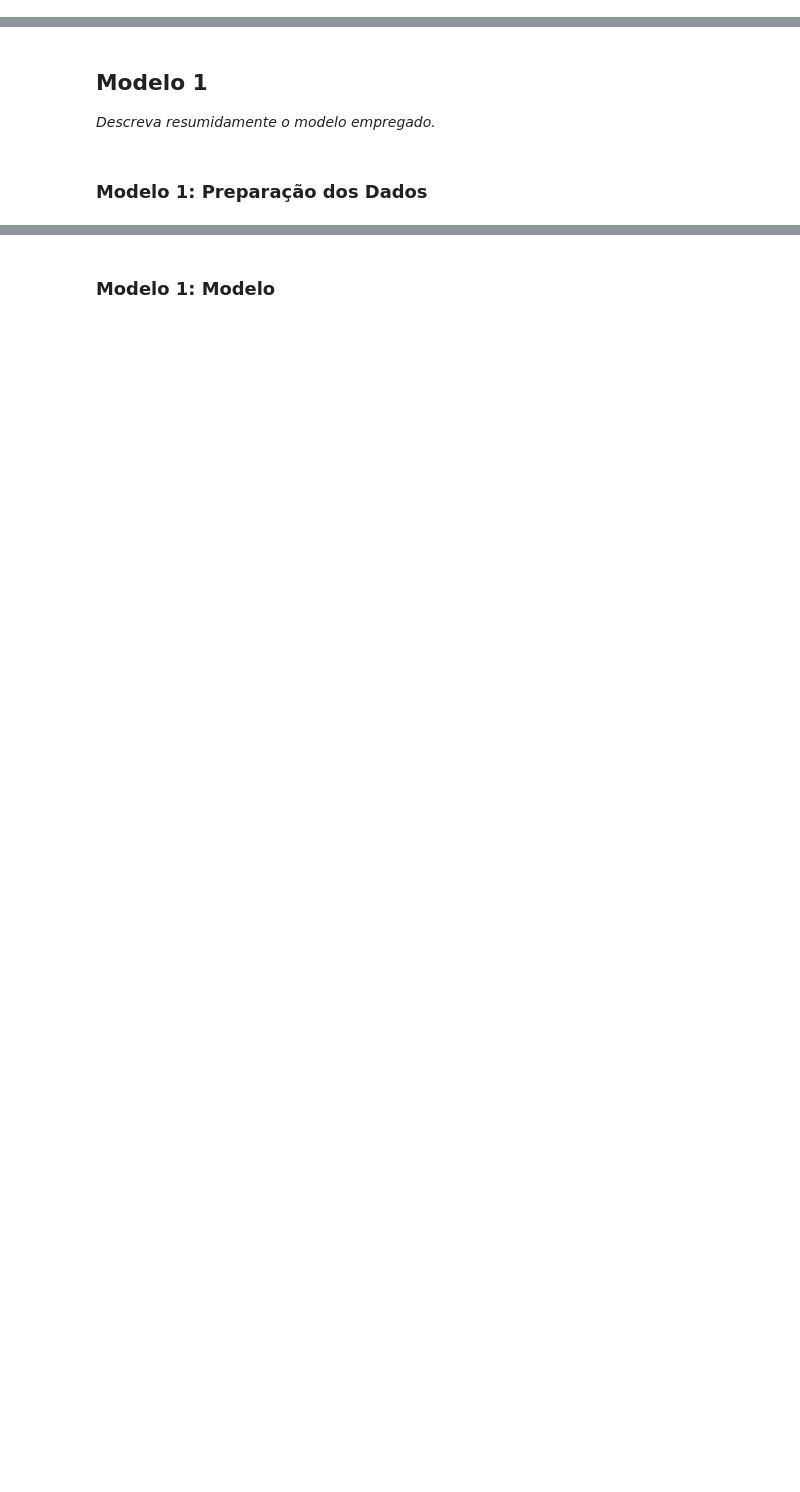
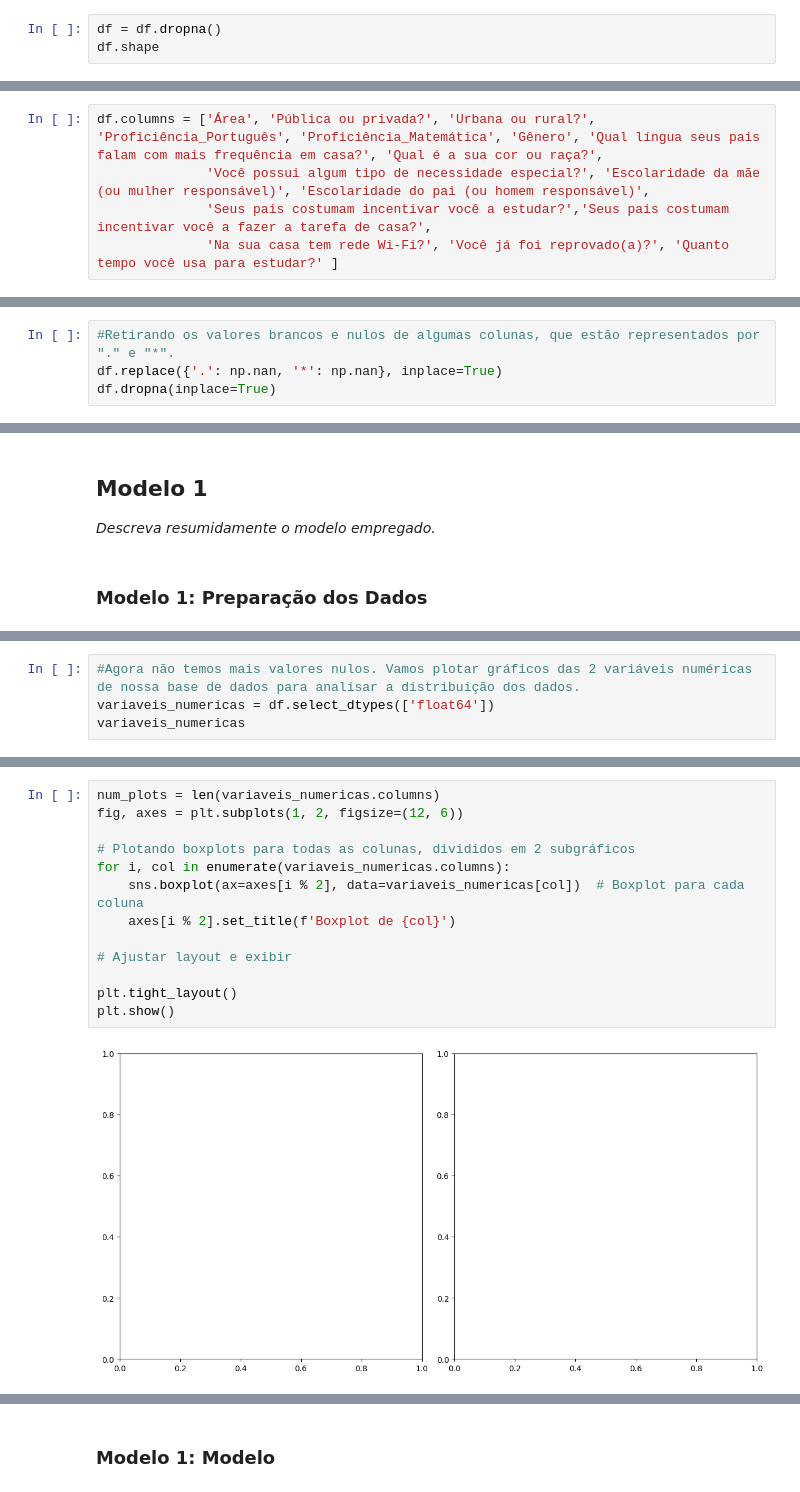
Before and after one commit to ju-arauj/swot, a Jupyter notebook: ML7_ex_projeto.ipynb, the cells around one changed output, grey strips where cells are left out. Cells and saved outputs as stored; diff of their text form; blank space fills up the shorter version.

```diff
--- a/ML7_ex_projeto.ipynb
+++ b/ML7_ex_projeto.ipynb
@@ -85,0 +82,3 @@ Aluno5 = 'None' #@param {type:"string"}
+# %%
+df = df.dropna()
+df.shape
@@ -85,0 +95,5 @@ Aluno5 = 'None' #@param {type:"string"}
+# %%
+df.columns = ['Área', 'Pública ou privada?', 'Urbana ou rural?', 'Proficiência_Português', 'Proficiência_Matemática', 'Gênero', 'Qual língua seus pais falam com mais frequência em casa?', 'Qual é a sua cor ou raça?',
+              'Você possui algum tipo de necessidade especial?', 'Escolaridade da mãe (ou mulher responsável)', 'Escolaridade do pai (ou homem responsável)',
+              'Seus pais costumam incentivar você a estudar?','Seus pais costumam incentivar você a fazer a tarefa de casa?',
+              'Na sua casa tem rede Wi-Fi?', 'Você já foi reprovado(a)?', 'Quanto tempo você usa para estudar?' ]
@@ -85,0 +109,4 @@ Aluno5 = 'None' #@param {type:"string"}
+# %%
+#Retirando os valores brancos e nulos de algumas colunas, que estão representados por "." e "*".
+df.replace({'.': np.nan, '*': np.nan}, inplace=True)
+df.dropna(inplace=True)
@@ -93,0 +123,4 @@ Aluno5 = 'None' #@param {type:"string"}
+# %%
+#Agora não temos mais valores nulos. Vamos plotar gráficos das 2 variáveis numéricas de nossa base de dados para analisar a distribuição dos dados.
+variaveis_numericas = df.select_dtypes(['float64'])
+variaveis_numericas
@@ -93,0 +141,15 @@ Aluno5 = 'None' #@param {type:"string"}
+# %%
+num_plots = len(variaveis_numericas.columns)
+fig, axes = plt.subplots(1, 2, figsize=(12, 6))
+
+# Plotando boxplots para todas as colunas, divididos em 2 subgráficos
+for i, col in enumerate(variaveis_numericas.columns):
+    sns.boxplot(ax=axes[i % 2], data=variaveis_numericas[col])  # Boxplot para cada coluna
+    axes[i % 2].set_title(f'Boxplot de {col}')
+
+# Ajustar layout e exibir
+
+plt.tight_layout()
+plt.show()
+# %% [output]
+[figure, added]
```
Also changed, not shown: parts of 53 cells of this notebook.
